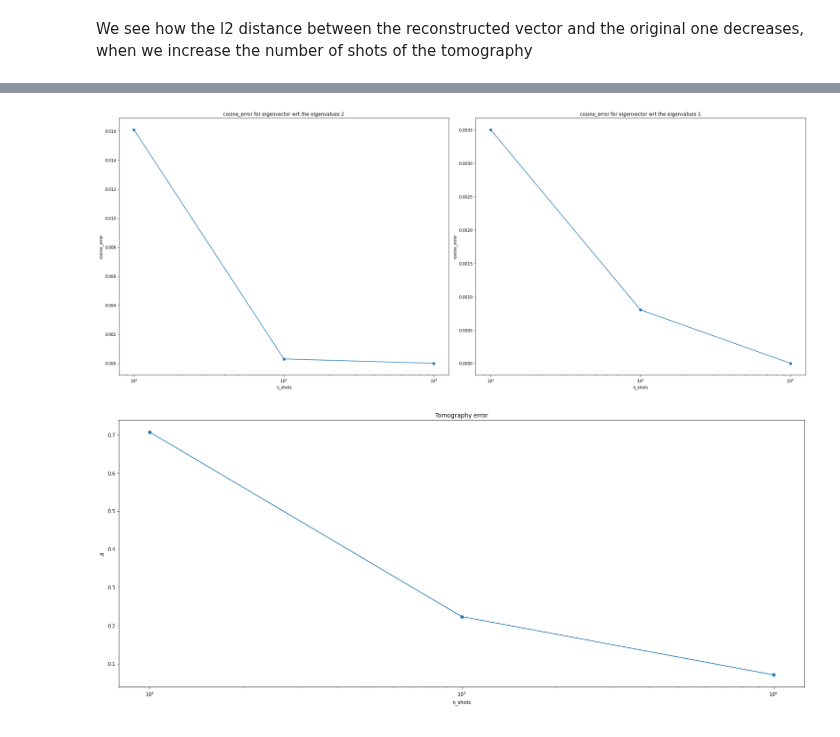
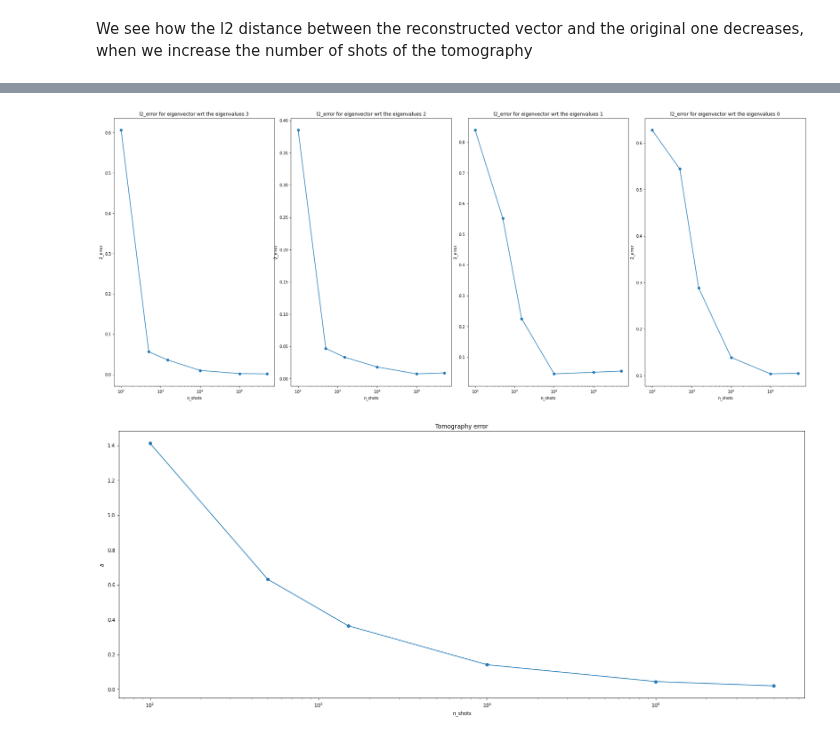
Before and after one commit to PolnareffPark/QuPCA, a Jupyter notebook: Benchmark.ipynb, the cells around one changed output, grey strips where cells are left out. Drawn from its saved outputs; the diff is of its cells as text; code cells hidden in the pictures.

Commit message:
new benchmark

```diff
--- a/Benchmark.ipynb
+++ b/Benchmark.ipynb
@@ -28,4 +41,2 @@ eigenvalue: 3 - eigenvector: [0.796 0.605]
 # %%
-qpca=QPCA(input_matrix,resolution=resolution)
-qc=qpca.generate_qram_circuit(input_matrix)
-qc.draw()
+qpca=QPCA().fit(input_matrix,resolution=resolution)
@@ -61,0 +63,8 @@ array([[2.64938695, 0.4841251 ],
+# %%
+original_eigenvectors=np.linalg.eig(qpca.input_matrix)[1]
+original_eigenvalues=np.linalg.eig(qpca.input_matrix)[0]
+
+k = original_eigenvalues.argsort()[::-1]
+original_eigenvalues = original_eigenvalues[k]
+original_eigenvectors = original_eigenvectors[:,k]
+original_eigenvectors
@@ -62,4 +80,4 @@ array([[2.64938695, 0.4841251 ],
 # %% [markdown]
 We see how the l2 distance between the reconstructed vector and the original one decreases, when we increase the number of shots of the tomography
 # %%
-shots_numbers=[100,1000,10000]
+shots_numbers=[100,500,1500,10000,100000,500000,1000000]
@@ -66,11 +130,7 @@ shots_numbers=[100,1000,10000]
 # %%
-error_list=[]
-delta_list=[]
-
 for s in shots_numbers:
-    reconstructed_eigenvectors=qpca.eigenvectors_reconstruction(n_shots=s,n_repetitions=3)
-
-    eig_evec_tuple,delta=qpca.spectral_benchmarking(eigenvector_benchmarking=True, eigenvalues_benchmarching=False,print_distances=True,only_first_eigenvectors=False,plot_delta=True,distance_type='cosine')
-    error_list.append(eig_evec_tuple)
-    delta_list.append(delta)
+    reconstructed_eigenvectors=qpca.eigenvectors_reconstruction(n_shots=s,n_repetitions=1)
+    print('\n')
+    print('Number of shots: ',s )
+    qpca.spectral_benchmarking(eigenvector_benchmarking=False, eigenvalues_benchmarching=False,sign_benchmarking=True,print_distances=True,only_first_eigenvectors=False,plot_delta=True,distance_type='l2',error_with_sign=False)
 # %% [output]
@@ -80,5 +194,5 @@ for s in shots_numbers:
 # %%
-qpca.error_benchmarking(shots_list=shots_numbers,n_tomography_repetitions=1,plot_delta=True,distance_type='cosine')
+qpca.error_benchmarking(errors_list=error_list,delta_list=delta_list ,shots_list=shots_numbers,n_tomography_repetitions=1,plot_delta=True,distance_type='l2')
 # %% [output]
-[figure, old version]
+[figure, new version]
-[figure, old version]
+[figure, new version]
```
Also changed, not shown: parts of 29 cells of this notebook.
